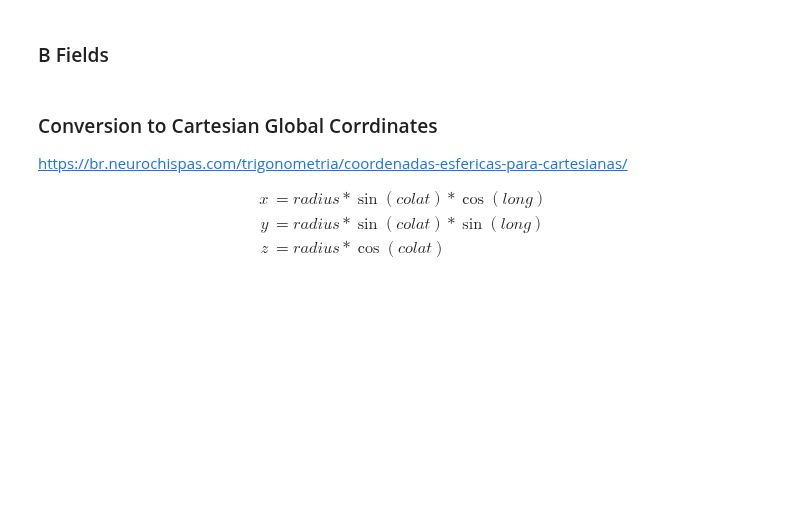
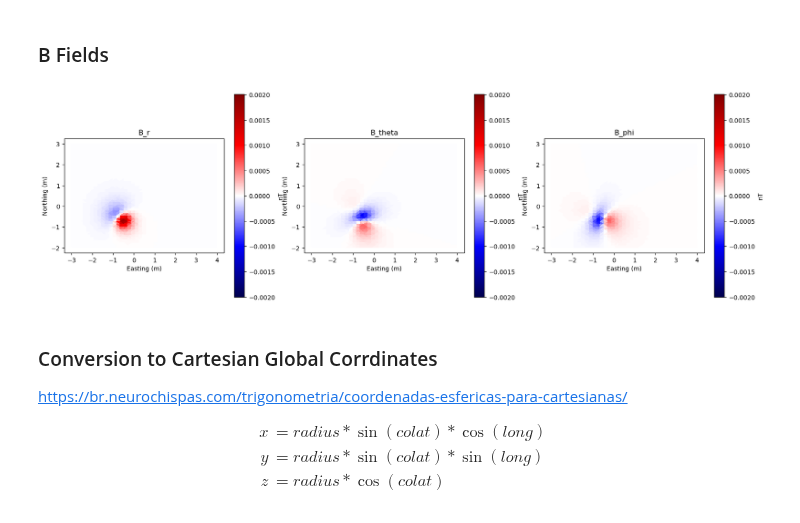
Before and after one commit to compgeolab/eqs-magnetic-spherical, a Jupyter notebook: code/sph.ipynb, the cells around one changed output. Drawn from its saved outputs; the diff is of its cells as text; code cells hidden in the pictures; blank space fills up the shorter version.

```diff
--- a/code/sph.ipynb
+++ b/code/sph.ipynb
@@ -138,33 +138,35 @@ B_r *= 1e9
 B_theta *= 1e9
 B_newphi *= 1e9
 # %%
-# scale = vd.maxabs(B_r)
-# plt.figure(figsize=(20, 6))
-# plt.subplot(1,3,1)
-# plt.tripcolor(longitude, sph_latitude, B_r, cmap="seismic", vmin=-scale, vmax=scale)
-# plt.colorbar(label='nT')
-# plt.title('B_r')
-# plt.xlabel('Easting (m)')
-# plt.ylabel('Northing (m)')
-# plt.axis("scaled")
+scale = vd.maxabs(B_r)
+plt.figure(figsize=(20, 6))
+plt.subplot(1,3,1)
+plt.tripcolor(longitude, sph_latitude, B_r, cmap="seismic", vmin=-scale, vmax=scale)
+plt.colorbar(label='nT')
+plt.title('B_r')
+plt.xlabel('Easting (m)')
+plt.ylabel('Northing (m)')
+plt.axis("scaled")
 
-# plt.subplot(1,3,2)
-# plt.tripcolor(longitude, sph_latitude, B_theta, cmap="seismic", vmin=-scale, vmax=scale)
-# plt.colorbar(label='nT')
-# plt.title('B_theta')
-# plt.xlabel('Easting (m)')
-# plt.ylabel('Northing (m)')
-# plt.axis("scaled")
+plt.subplot(1,3,2)
+plt.tripcolor(longitude, sph_latitude, B_theta, cmap="seismic", vmin=-scale, vmax=scale)
+plt.colorbar(label='nT')
+plt.title('B_theta')
+plt.xlabel('Easting (m)')
+plt.ylabel('Northing (m)')
+plt.axis("scaled")
 
-# plt.subplot(1,3,3)
-# plt.tripcolor(longitude, sph_latitude,B_newphi, cmap="seismic", vmin=-scale, vmax=scale)
-# plt.colorbar(label='nT')
-# plt.title('B_phi')
-# plt.xlabel('Easting (m)')
-# plt.ylabel('Northing (m)')
-# plt.axis("scaled")
+plt.subplot(1,3,3)
+plt.tripcolor(longitude, sph_latitude,B_newphi, cmap="seismic", vmin=-scale, vmax=scale)
+plt.colorbar(label='nT')
+plt.title('B_phi')
+plt.xlabel('Easting (m)')
+plt.ylabel('Northing (m)')
+plt.axis("scaled")
 
-# plt.show()
+plt.show()
+# %% [output]
+[figure, added]
 # %% [markdown]
 ### Conversion to Cartesian Global Corrdinates
 
```
Also changed, not shown: parts of 2 cells of this notebook, 2 other files.
